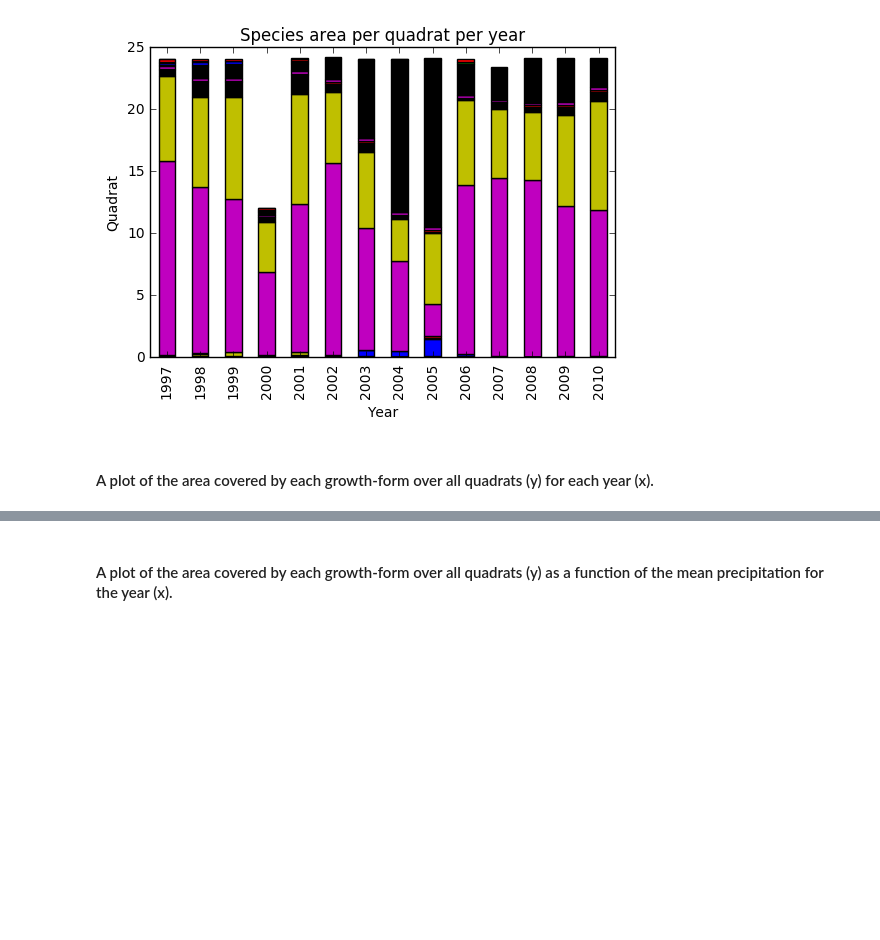
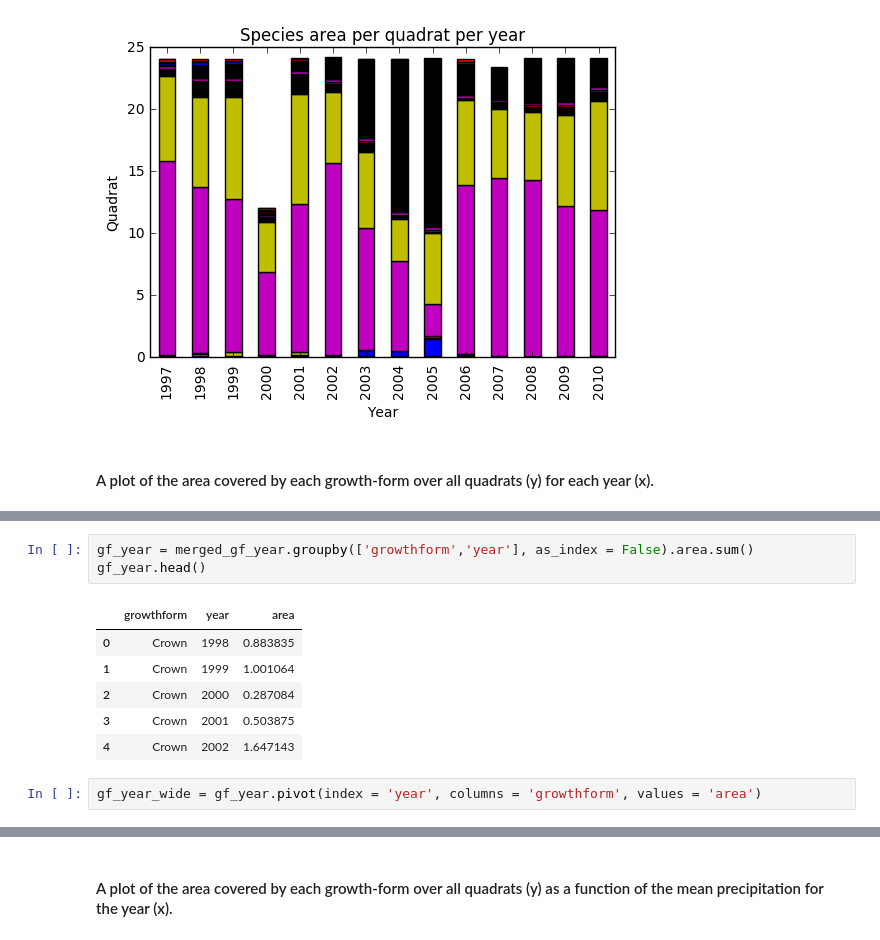
Before and after one commit to melissahoffman/Python_Data_Analysis, a Jupyter notebook: Python_Data_Analysis.ipynb, the cells around one changed output, grey strips where cells are left out. Saved outputs shown, nothing was run; the diff lists cells and outputs as text; blank space fills up the shorter version.

```diff
--- a/Python_Data_Analysis.ipynb
+++ b/Python_Data_Analysis.ipynb
@@ -79,0 +91,12 @@ species_year_plot.set_ylabel("Quadrat")
+# %%
+gf_year = merged_gf_year.groupby(['growthform','year'], as_index = False).area.sum()
+gf_year.head()
+# %% [output]
+|  | growthform | year | area |
+| 0 | Crown | 1998 | 0.883835 |
+| 1 | Crown | 1999 | 1.001064 |
+| 2 | Crown | 2000 | 0.287084 |
+| 3 | Crown | 2001 | 0.503875 |
+| 4 | Crown | 2002 | 1.647143 |
+# %%
+gf_year_wide = gf_year.pivot(index = 'year', columns = 'growthform', values = 'area')
```
Also changed, not shown: parts of 4 cells of this notebook.
